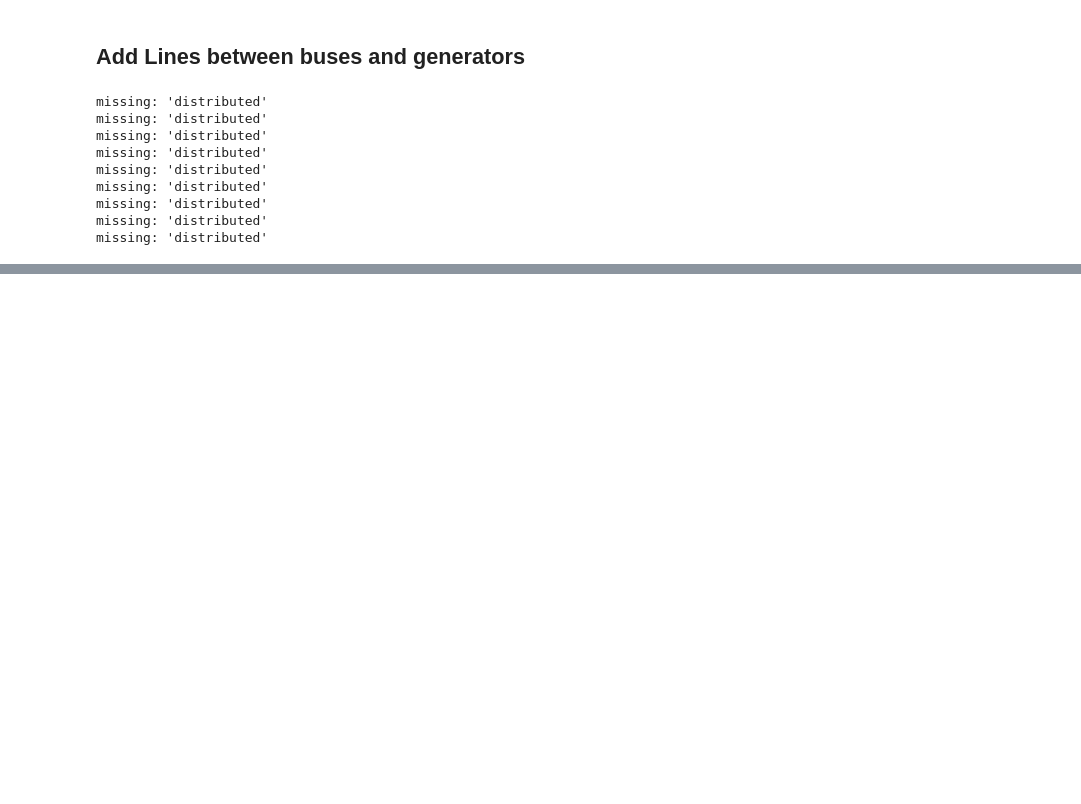
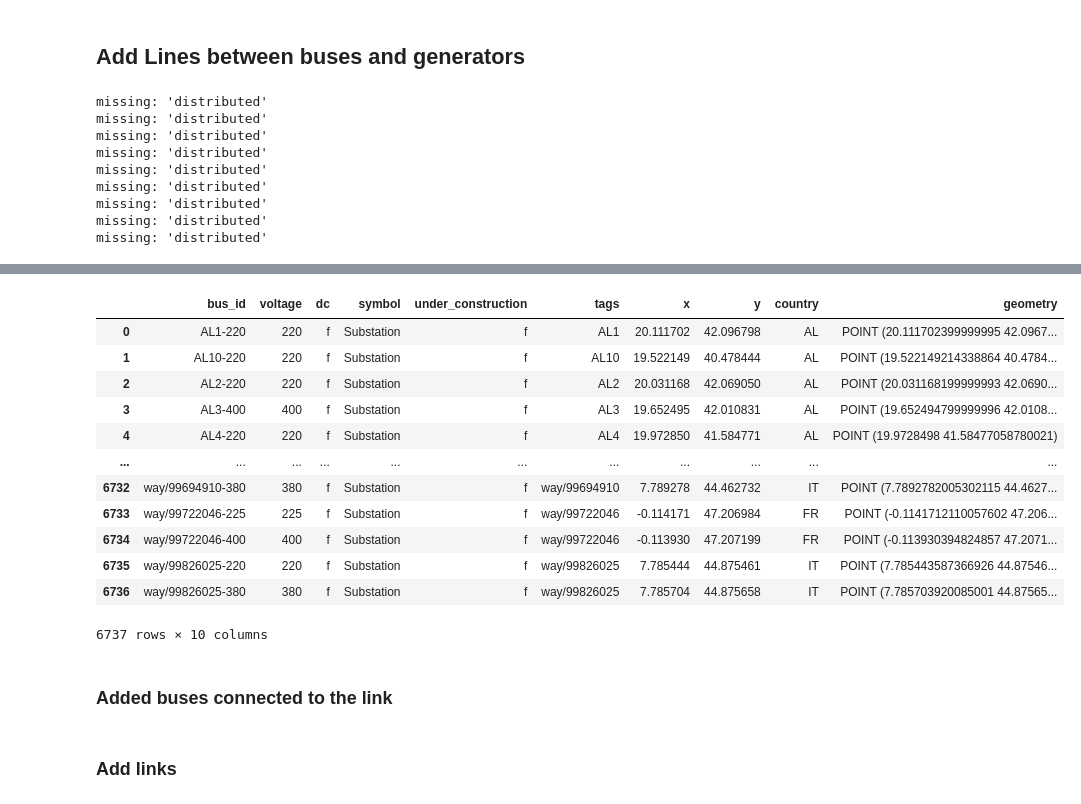
Before and after one commit to zhichuanma/Nature-EV, a Jupyter notebook: data/prerun/GB_Network_Visualization.ipynb, the cells around one changed output, grey strips where cells are left out. Cells and saved outputs as stored; diff of their text form; code cells hidden in the pictures; blank space fills up the shorter version.

```diff
--- a/data/prerun/GB_Network_Visualization.ipynb
+++ b/data/prerun/GB_Network_Visualization.ipynb
@@ -175,0 +204,17 @@ missing: 'distributed'
+# %%
+Buses_EU = pd.read_csv('../Pypsa-eur_raw/buses.csv')
+Buses_EU
+# %% [output]
+|  | bus_id | voltage | dc | symbol | under_construction | tags | x | y | country | geometry |
+| 0 | AL1-220 | 220 | f | Substation | f | AL1 | 20.111702 | 42.096798 | AL | POINT (20.111702399999995 42.0967... |
+| 1 | AL10-220 | 220 | f | Substation | f | AL10 | 19.522149 | 40.478444 | AL | POINT (19.522149214338864 40.4784... |
+| 2 | AL2-220 | 220 | f | Substation | f | AL2 | 20.031168 | 42.069050 | AL | POINT (20.031168199999993 42.0690... |
+| 3 | AL3-400 | 400 | f | Substation | f | AL3 | 19.652495 | 42.010831 | AL | POINT (19.652494799999996 42.0108... |
+| 4 | AL4-220 | 220 | f | Substation | f | AL4 | 19.972850 | 41.584771 | AL | POINT (19.9728498 41.58477058780021) |
+| ... | ... | ... | ... | ... | ... | ... | ... | ... | ... | ... |
+| 6732 | way/99694910-380 | 380 | f | Substation | f | way/99694910 | 7.789278 | 44.462732 | IT | POINT (7.7892782005302115 44.4627... |
+| 6733 | way/99722046-225 | 225 | f | Substation | f | way/99722046 | -0.114171 | 47.206984 | FR | POINT (-0.1141712110057602 47.206... |
+| 6734 | way/99722046-400 | 400 | f | Substation | f | way/99722046 | -0.113930 | 47.207199 | FR | POINT (-0.113930394824857 47.2071... |
+| 6735 | way/99826025-220 | 220 | f | Substation | f | way/99826025 | 7.785444 | 44.875461 | IT | POINT (7.785443587366926 44.87546... |
+| 6736 | way/99826025-380 | 380 | f | Substation | f | way/99826025 | 7.785704 | 44.875658 | IT | POINT (7.785703920085001 44.87565... |
+6737 rows × 10 columns
@@ -175,0 +227,2 @@ missing: 'distributed'
+# %% [markdown]
+### Added buses connected to the link
@@ -175,0 +246,2 @@ missing: 'distributed'
+# %% [markdown]
+### Add links
```
Also changed, not shown: parts of 8 cells of this notebook, 4 other files.
